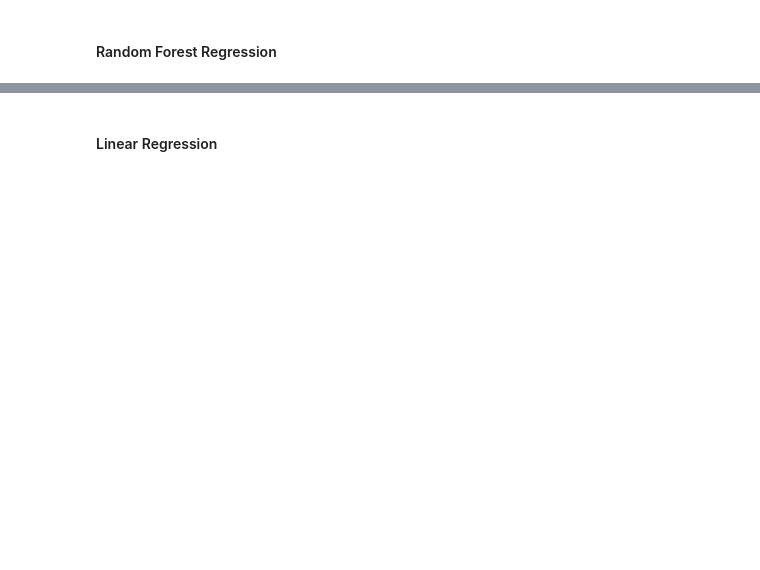
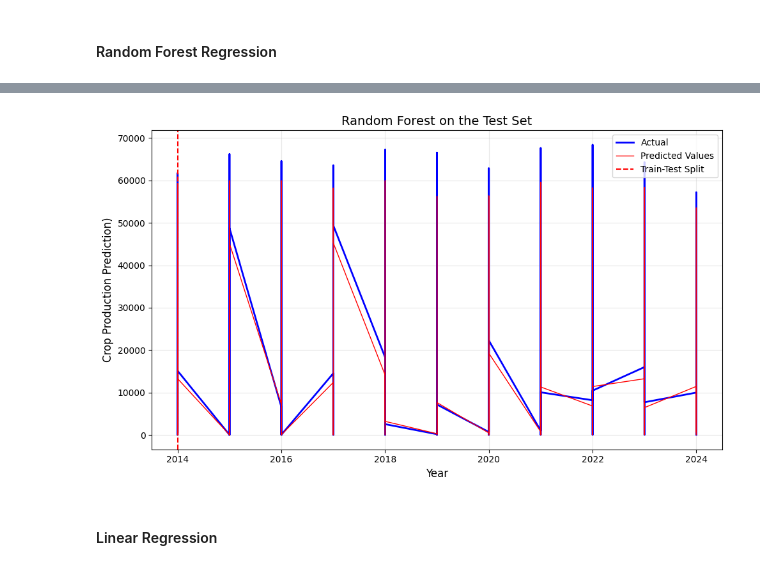
Before and after one commit to kazeulo/Project_197, a Jupyter notebook: Final version 1.ipynb, the cells around one changed output, grey strips where cells are left out. Cells and saved outputs as stored; diff of their text form; code cells hidden in the pictures; blank space fills up the shorter version.

```diff
--- a/Final version 1.ipynb
+++ b/Final version 1.ipynb
@@ -640,3 +652,33 @@ plt.show()
+# %%
+test_df = X_test.copy()
+test_df['Actual'] = y_test_original
+test_df['Predicted'] = y_pred_original
+
+# extract the corresponding test set years
+test_df['Year'] = dataset.loc[X_test.index, 'Date'].dt.year  # Assuming 'Date' is datetime
+test_years = test_df['Year']
+
+# Plot only the test set
+plt.figure(figsize=(10, 6))
+plt.plot(test_years, test_df['Actual'], label='Actual', color='blue', linewidth=2)
+plt.plot(test_years, test_df['Predicted'], label='Predicted Values', color='red', linewidth=1)
+
+# vertical line for test set
+start_test_year = test_years.min()
+plt.axvline(start_test_year, color='red', linestyle='--', linewidth=1.5, label='Train-Test Split')
+
+# add title, labels, and legend
+plt.title('Random Forest on the Test Set', fontsize=14)
+plt.xlabel('Year', fontsize=12)
+plt.ylabel('Crop Production Prediction)', fontsize=12)
+plt.legend(loc='best', fontsize=10)
+
+
+plt.grid(alpha=0.3)
+plt.tight_layout()
+plt.show()
+# %% [output]
+[figure, added]
 # %% [markdown]
 <h4>Linear Regression</h4>
 # %%
```
Also changed, not shown: parts of 35 cells of this notebook.
